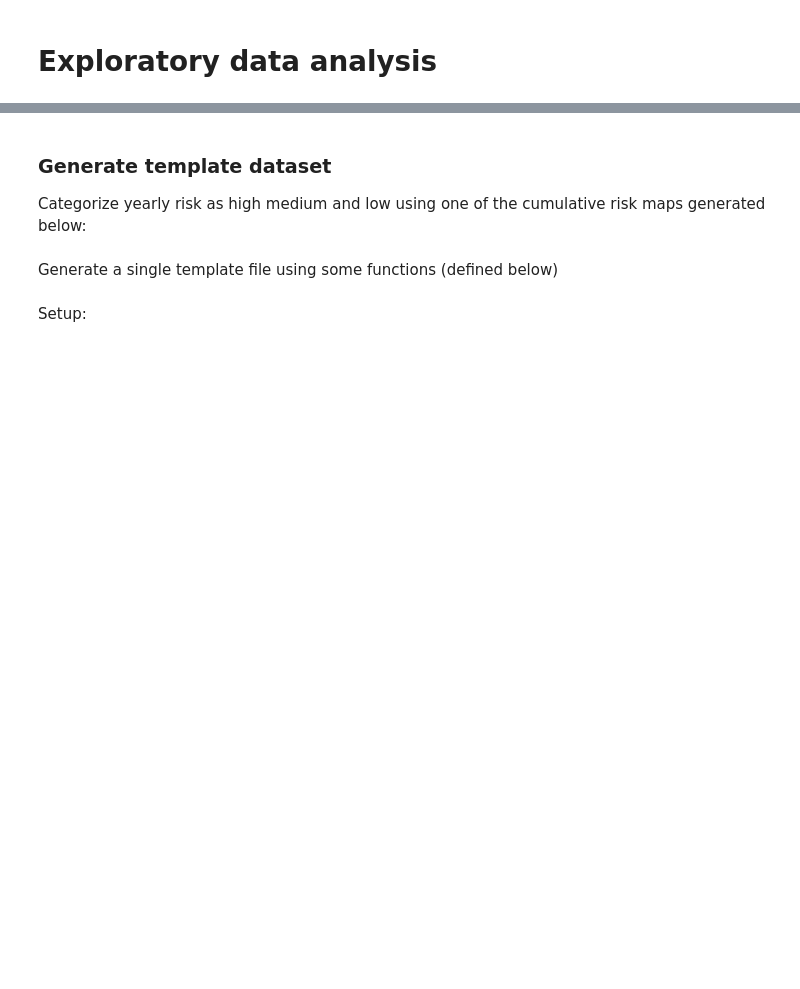
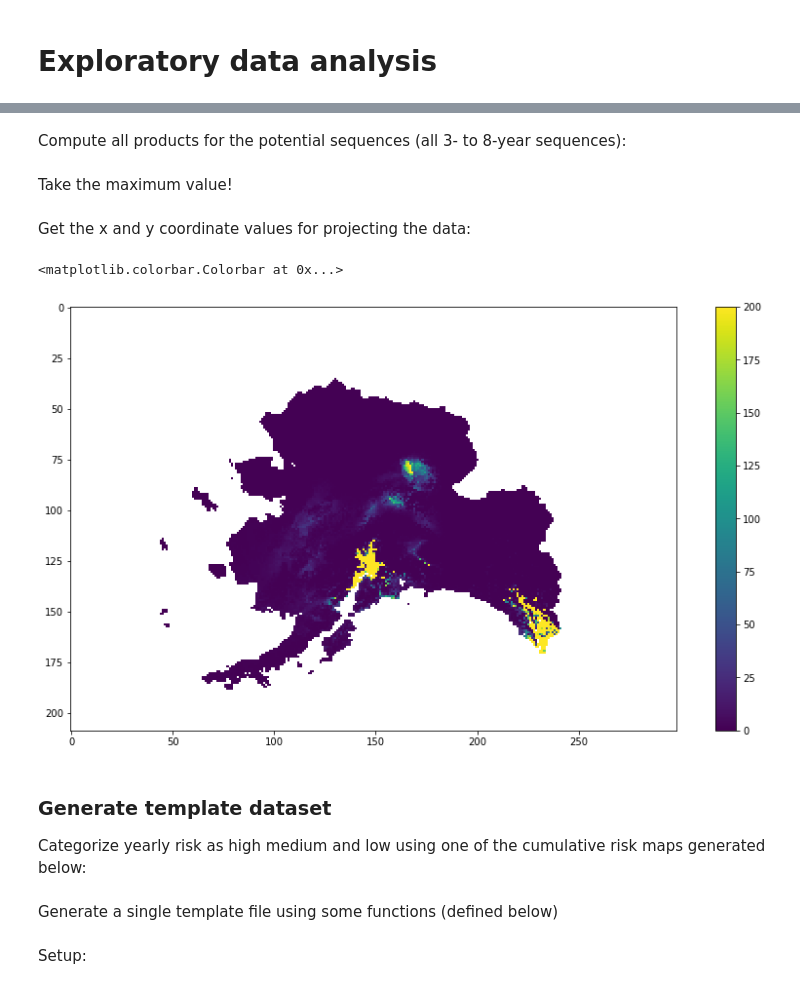
Before and after one commit to ua-snap/spruce-beetle-risk, a Jupyter notebook: eda.ipynb, the cells around one changed output, grey strips where cells are left out. Cells and saved outputs as stored; diff of their text form; code cells hidden in the pictures; blank space fills up the shorter version.

Commit message:
risk maps using max of variable year-length sequences

```diff
--- a/eda.ipynb
+++ b/eda.ipynb
@@ -2,0 +7,14 @@
+# %%
+import numpy as np
+import xarray as xr
+from pathlib import Path
+
+
+daymet_risk_fp = "/workspace/Shared/Tech_Projects/beetles/final_products/yearly_risk_daymet.nc"
+
+daymet_ds = xr.load_dataset(daymet_risk_fp)
+
+nan_mask = np.isnan(daymet_ds["risk"].sel(snow="med").values[0])
+
+out_dir = Path("/atlas_scratch/kmredilla/beetles/cumulative_risk_maps")
+out_dir.mkdir(exist_ok=True)
@@ -3,3 +23,30 @@
+# %%
+year_sl = slice(1988, 2017)
+# risk_arr = daymet_ds["risk"].sel(snow="med", year=year_sl).values
+risk_arr = daymet_ds["risk"].sel(snow="med", year=year_sl).values * 12.5
+# %% [markdown]
+Compute all products for the potential sequences (all 3- to 8-year sequences):
+# %%
+# compute the product
+seq_risk = np.concatenate(
+    [
+        np.apply_along_axis(np.product, 1, risk_arr[(np.arange(30 - w + 1)[:,None] + np.arange(w))])
+        for w in range(3, 9)
+    ]
+)
+# %% [markdown]
+Take the maximum value!
+# %%
+max_risk = seq_risk.max(axis=0)
+# %% [markdown]
+Get the x and y coordinate values for projecting the data:
+# %%
+fig, ax = plt.subplots(1, 1, figsize=(14, 8))
+im = ax.imshow(max_risk, interpolation="none", vmax=200)
+plt.colorbar(im)
+# %% [output]
+<matplotlib.colorbar.Colorbar at 0x...>
+[figure, added]
 # %% [markdown]
 ### Generate template dataset
 
```
Also changed, not shown: parts of 2 cells of this notebook.
